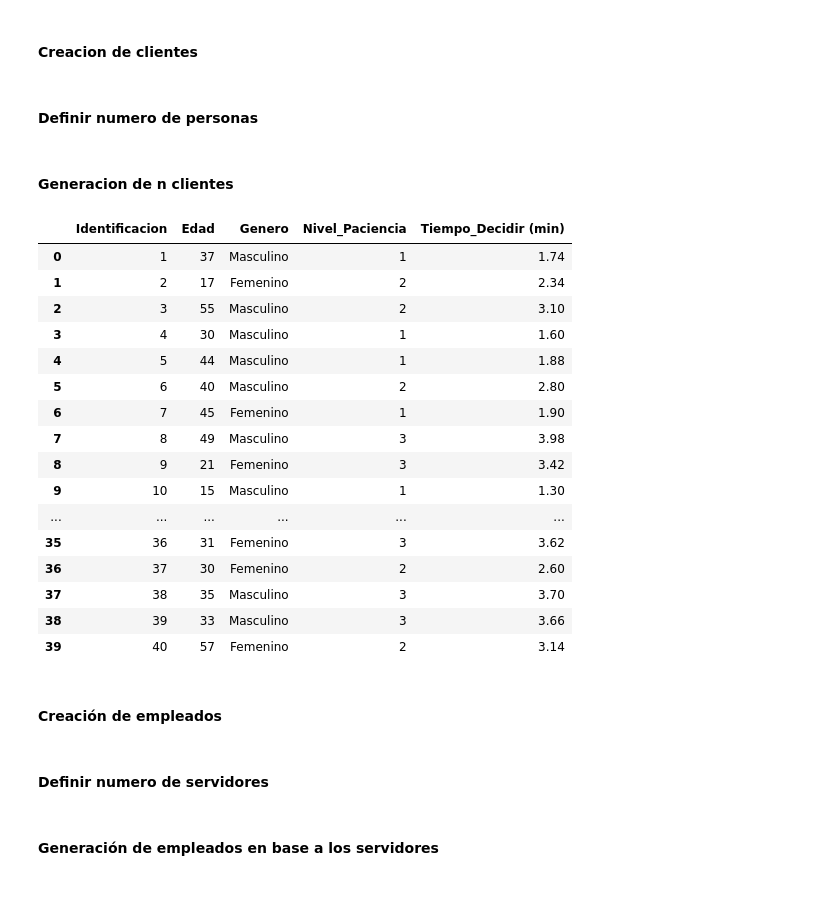
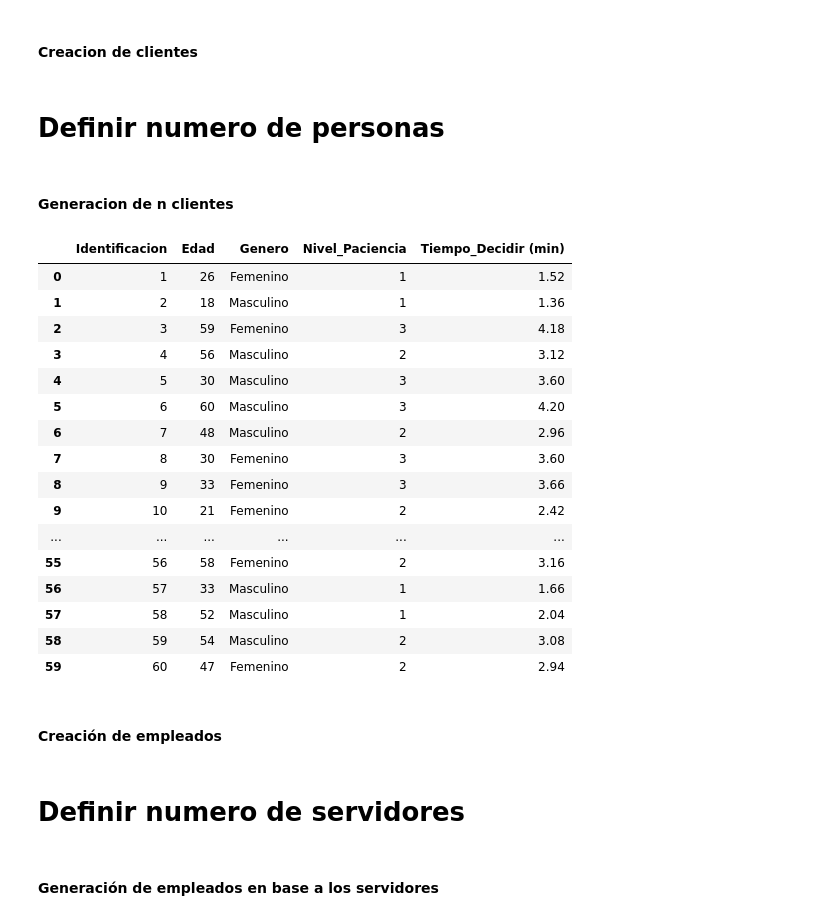
Before and after one commit to cmmz22173/SimuladorCineTeoriaSimulacion, a Jupyter notebook: Simulacion de cine.ipynb, the cells around one changed output. Cells and saved outputs as stored; diff of their text form; code cells hidden in the pictures; blank space fills up the shorter version.

```diff
--- a/Simulacion de cine.ipynb
+++ b/Simulacion de cine.ipynb
@@ -30,9 +32,9 @@ class Persona:
     def tiempo_decidir(self):
         return self.edad * 0.02 + self.nivel_paciencia
 # %% [markdown]
-#### Definir numero de personas
+# Definir numero de personas
 # %%
-num_personas = 40
+num_personas = 60
 # %% [markdown]
 #### Generacion de n clientes
 # %%
@@ -40,7 +42,7 @@ num_personas = 40
 personas = [Persona() for _ in range(num_personas)]
 
 # Crear DataFrame
-df = pd.DataFrame(
+df_personas = pd.DataFrame(
     data={
         "Identificacion": [persona.id for persona in personas],
         "Edad": [persona.edad for persona in personas],
@@ -50,25 +52,25 @@ df = pd.DataFrame(
     }
 )
 # %%
-df
+df_personas
 # %% [output]
 |  | Identificacion | Edad | Genero | Nivel_Paciencia | Tiempo_Decidir (min) |
-| 0 | 1 | 37 | Masculino | 1 | 1.74 |
-| 1 | 2 | 17 | Femenino | 2 | 2.34 |
-| 2 | 3 | 55 | Masculino | 2 | 3.10 |
-| 3 | 4 | 30 | Masculino | 1 | 1.60 |
-| 4 | 5 | 44 | Masculino | 1 | 1.88 |
-| 5 | 6 | 40 | Masculino | 2 | 2.80 |
-| 6 | 7 | 45 | Femenino | 1 | 1.90 |
-| 7 | 8 | 49 | Masculino | 3 | 3.98 |
-| 8 | 9 | 21 | Femenino | 3 | 3.42 |
-| 9 | 10 | 15 | Masculino | 1 | 1.30 |
+| 0 | 1 | 26 | Femenino | 1 | 1.52 |
+| 1 | 2 | 18 | Masculino | 1 | 1.36 |
+| 2 | 3 | 59 | Femenino | 3 | 4.18 |
+| 3 | 4 | 56 | Masculino | 2 | 3.12 |
+| 4 | 5 | 30 | Masculino | 3 | 3.60 |
+| 5 | 6 | 60 | Masculino | 3 | 4.20 |
+| 6 | 7 | 48 | Masculino | 2 | 2.96 |
+| 7 | 8 | 30 | Femenino | 3 | 3.60 |
+| 8 | 9 | 33 | Femenino | 3 | 3.66 |
+| 9 | 10 | 21 | Femenino | 2 | 2.42 |
 | ... | ... | ... | ... | ... | ... |
-| 35 | 36 | 31 | Femenino | 3 | 3.62 |
-| 36 | 37 | 30 | Femenino | 2 | 2.60 |
-| 37 | 38 | 35 | Masculino | 3 | 3.70 |
-| 38 | 39 | 33 | Masculino | 3 | 3.66 |
-| 39 | 40 | 57 | Femenino | 2 | 3.14 |
+| 55 | 56 | 58 | Femenino | 2 | 3.16 |
+| 56 | 57 | 33 | Masculino | 1 | 1.66 |
+| 57 | 58 | 52 | Masculino | 1 | 2.04 |
+| 58 | 59 | 54 | Masculino | 2 | 3.08 |
+| 59 | 60 | 47 | Femenino | 2 | 2.94 |
 # %% [markdown]
 #### Creación de empleados
 # %%
@@ -87,7 +89,7 @@ class Empleado:
     def tiempo_promedio(self):
         return self.tiempo_general * self.experiencia
 # %% [markdown]
-#### Definir numero de servidores
+# Definir numero de servidores
 # %%
 num_servidores = 3
 # %% [markdown]
```
Also changed, not shown: parts of 11 cells of this notebook.
